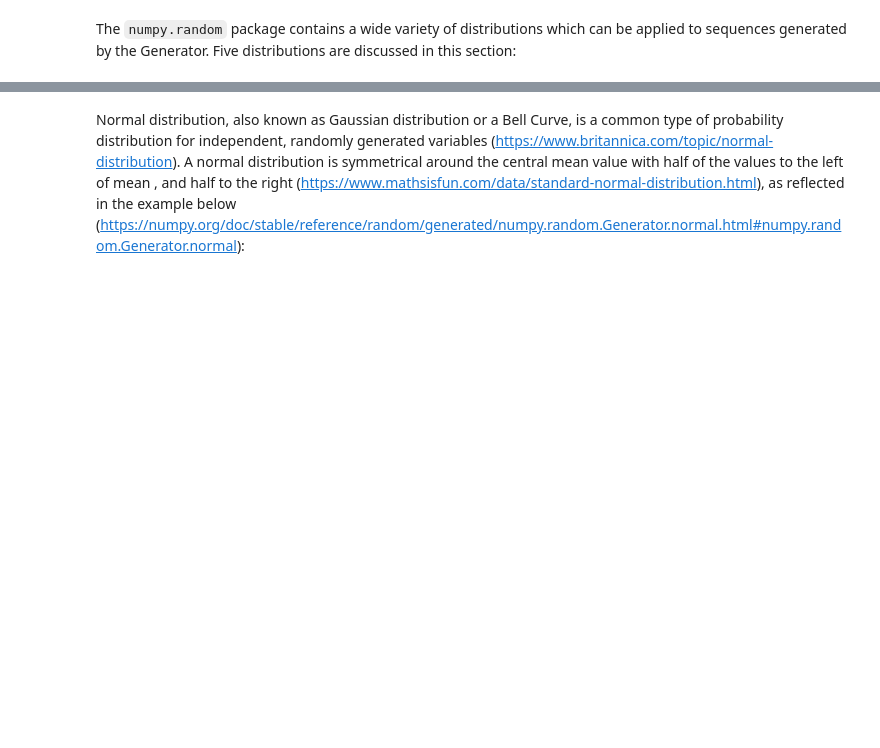
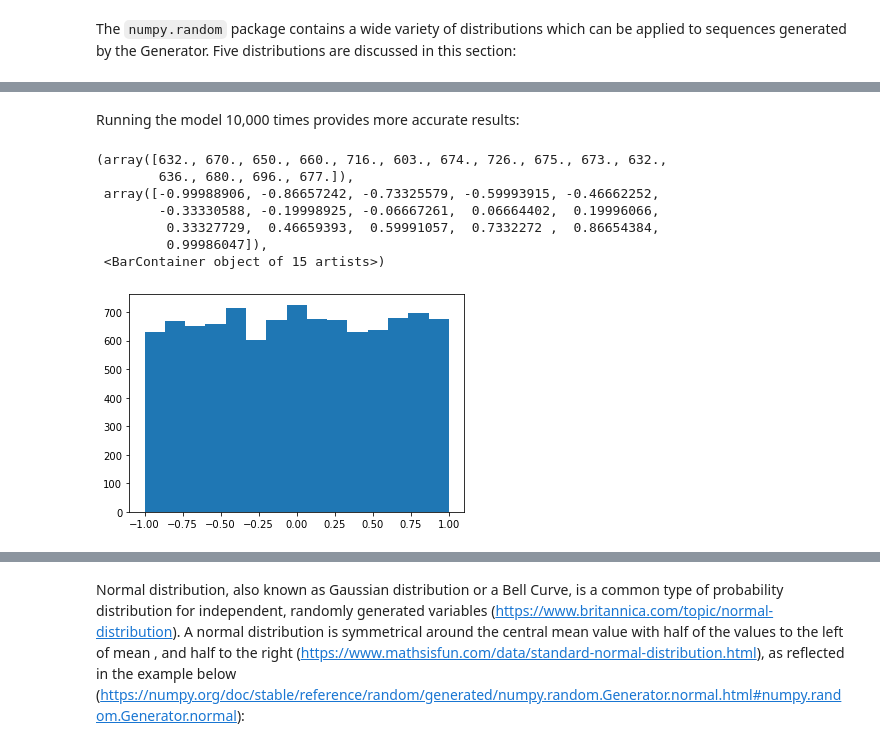
Before and after one commit to AndyWalker81/ProgrammingForDataAnalysis_Assessment, a Jupyter notebook: numpy-random.ipynb, the cells around one changed output, grey strips where cells are left out. Saved outputs shown, nothing was run; the diff lists cells and outputs as text; code cells hidden in the pictures; blank space fills up the shorter version.

```diff
--- a/numpy-random.ipynb
+++ b/numpy-random.ipynb
@@ -672,0 +723,14 @@
+# %% [markdown]
+Running the model 10,000 times provides more accurate results:
+# %%
+s = np.random.default_rng().uniform(-1,1,10000)
+plt.hist(s, bins = 15)
+# %% [output]
+(array([632., 670., 650., 660., 716., 603., 674., 726., 675., 673., 632.,
+        636., 680., 696., 677.]),
+ array([-0.99988906, -0.86657242, -0.73325579, -0.59993915, -0.46662252,
+        -0.33330588, -0.19998925, -0.06667261,  0.06664402,  0.19996066,
+         0.33327729,  0.46659393,  0.59991057,  0.7332272 ,  0.86654384,
+         0.99986047]),
+ <BarContainer object of 15 artists>)
+[figure, added]
```
Also changed, not shown: parts of 82 cells of this notebook.
